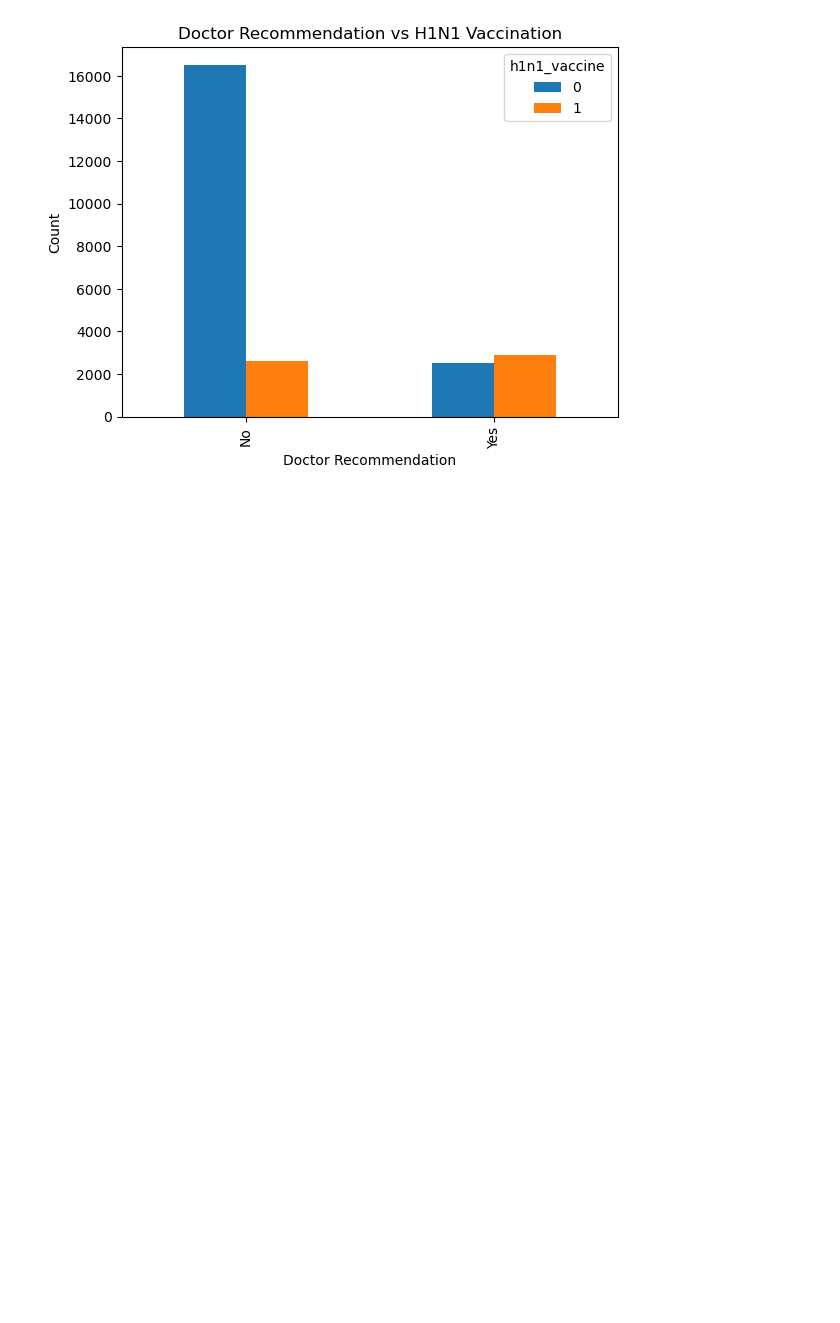
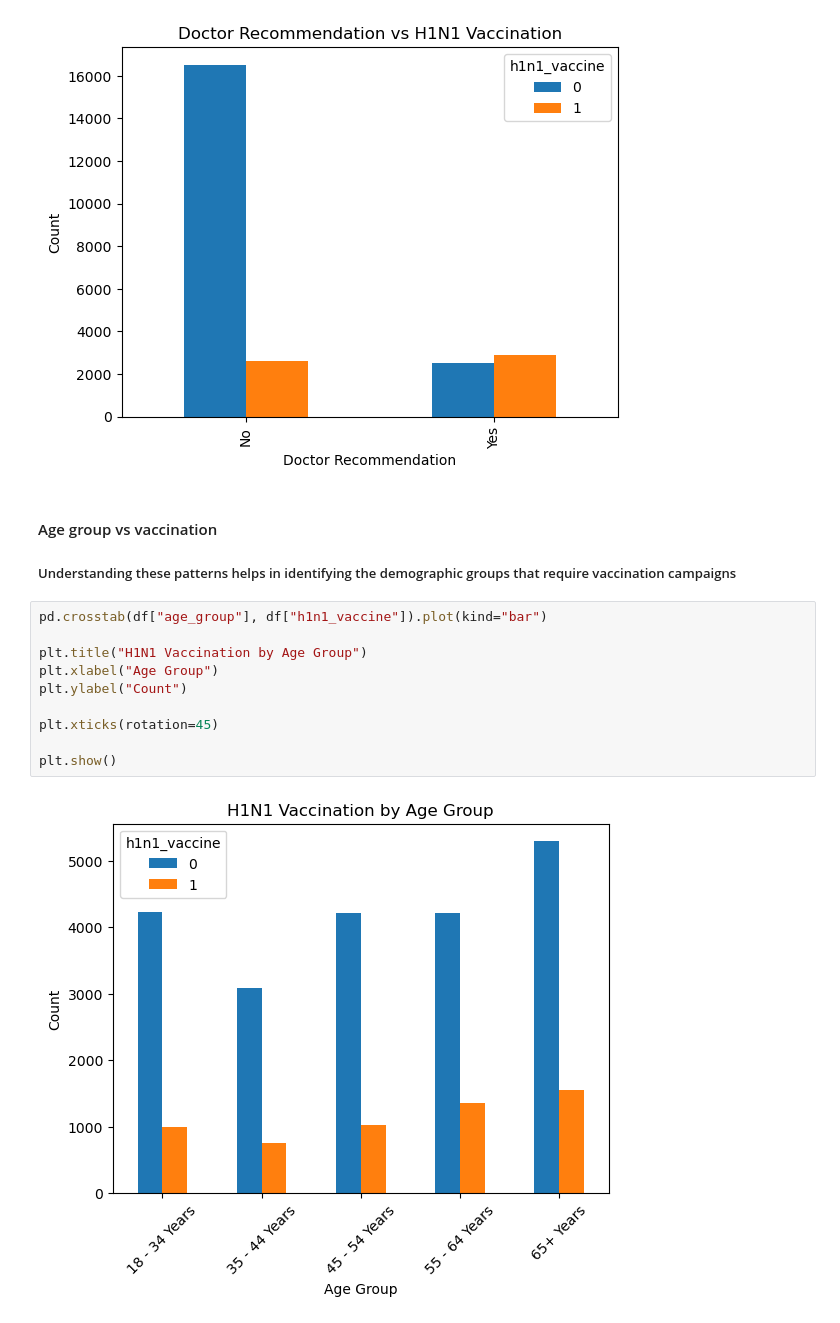
Before and after one commit to sylviaM361/dsc-machine-learning-project, a Jupyter notebook: Untitled-1.ipynb, the cells around one changed output. Saved outputs shown, nothing was run; the diff lists cells and outputs as text; blank space fills up the shorter version.

Commit message:
Demographic visualization

```diff
--- a/Untitled-1.ipynb
+++ b/Untitled-1.ipynb
@@ -152,3 +152,19 @@ plt.ylabel("Count")
 plt.show()
 # %% [output]
 [figure]
+# %% [markdown]
+#### Age group vs vaccination
+
+##### Understanding these patterns helps in identifying the demographic groups that require vaccination campaigns
+# %%
+pd.crosstab(df["age_group"], df["h1n1_vaccine"]).plot(kind="bar")
+
+plt.title("H1N1 Vaccination by Age Group")
+plt.xlabel("Age Group")
+plt.ylabel("Count")
+
+plt.xticks(rotation=45)
+
+plt.show()
+# %% [output]
+[figure, added]
```
